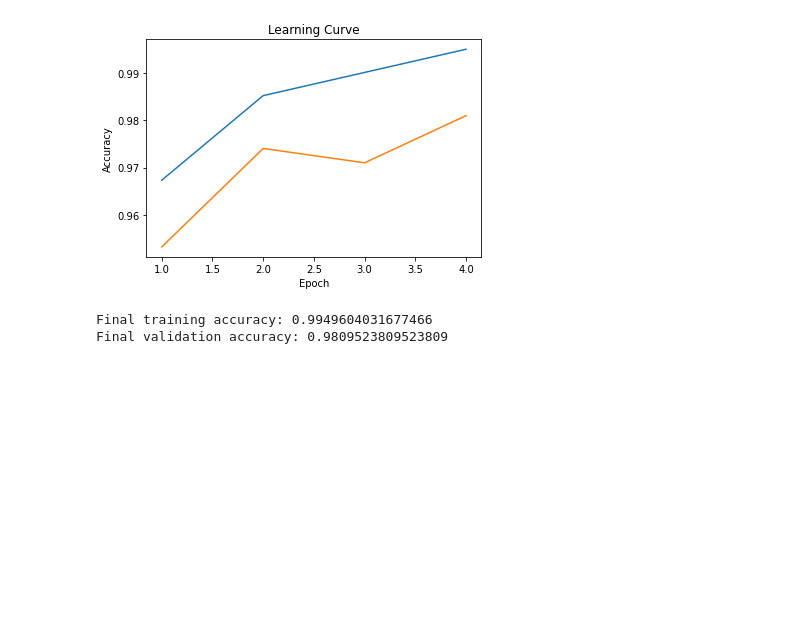
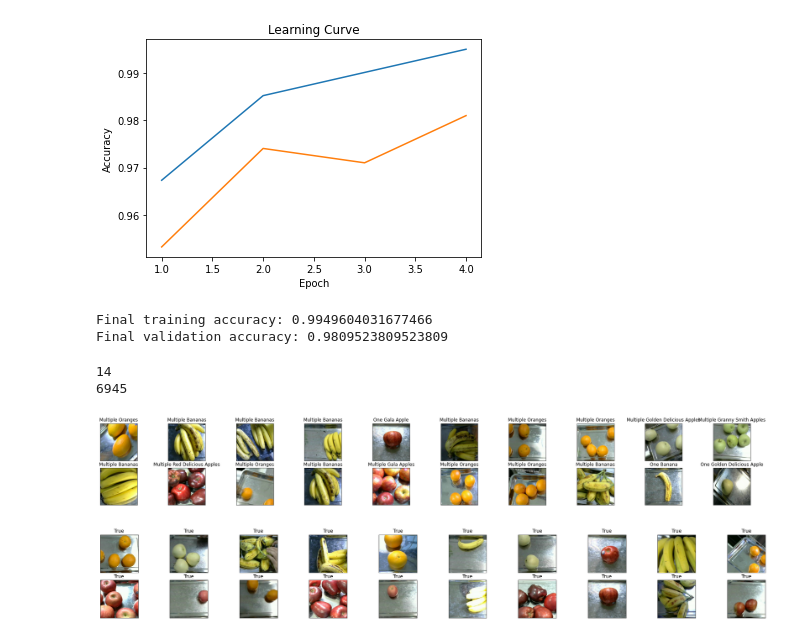
Before and after one commit to SupermarketAutomationAI/Primary_Shakiba, a Jupyter notebook: Primary_Model.ipynb, the cells around one changed output. Saved outputs shown, nothing was run; the diff lists cells and outputs as text; code cells hidden in the pictures; blank space fills up the shorter version.

```diff
--- a/Primary_Model.ipynb
+++ b/Primary_Model.ipynb
@@ -364,3 +382,49 @@ Training Started...
 [figure]
 Final training accuracy: 0.9949604031677466
 Final validation accuracy: 0.9809523809523809
+# %%
+list = os.listdir('/root/datasets/SupermarketAutomationAI_Dataset_V1/train') # dir is your directory path
+number_files = len(list)
+print(number_files)
+print(len(train_data))
+# %% [output]
+14
+6945
+# %%
+import numpy as np
+fig = plt.figure(figsize=(32, 4))
+train_verif_loader = torch.utils.data.DataLoader(train_data, batch_size=1, shuffle=True)
+val_verif_loader = torch.utils.data.DataLoader(val_data, batch_size=1, shuffle=True)
+n=1
+
+for imgs, labels in iter(val_verif_loader):
+  if n <= 20:
+    # verification step
+    image = imgs.numpy() #convert to numpy for display
+    ax = fig.add_subplot(2, 20/2, n, xticks=[], yticks=[])
+    plt.imshow(np.transpose(image[0], (1, 2, 0)))
+    out = few_epochs_(alexnet.features(imgs))
+    pred = out.max(1, keepdim=True)[1]
+    ax.set_title(classes[pred[0]])
+    n = n+1
+# %% [output]
+[figure, added]
+# %%
+import numpy as np
+fig = plt.figure(figsize=(32, 4))
+train_verif_loader = torch.utils.data.DataLoader(train_data, batch_size=1, shuffle=True)
+val_verif_loader = torch.utils.data.DataLoader(val_data, batch_size=1, shuffle=True)
+n=1
+
+for imgs, labels in iter(val_verif_loader):
+  if n <= 20:
+    # verification step
+    image = imgs.numpy() #convert to numpy for display
+    ax = fig.add_subplot(2, 20/2, n, xticks=[], yticks=[])
+    plt.imshow(np.transpose(image[0], (1, 2, 0)))
+    out = few_epochs_(alexnet.features(imgs))
+    pred = out.max(1, keepdim=True)[1]
+    ax.set_title(classes[pred[0]] == classes[labels])
+    n = n+1
+# %% [output]
+[figure, added]
```
Also changed, not shown: parts of 6 cells of this notebook.
